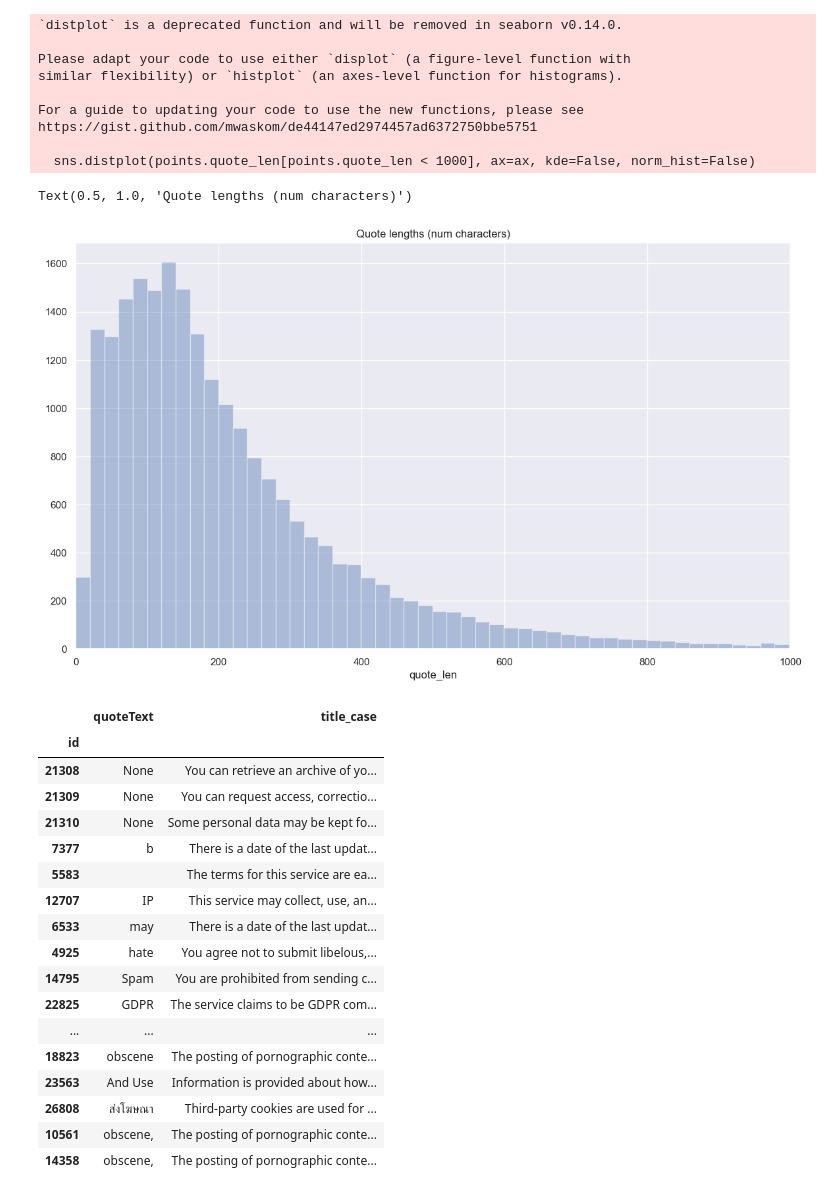
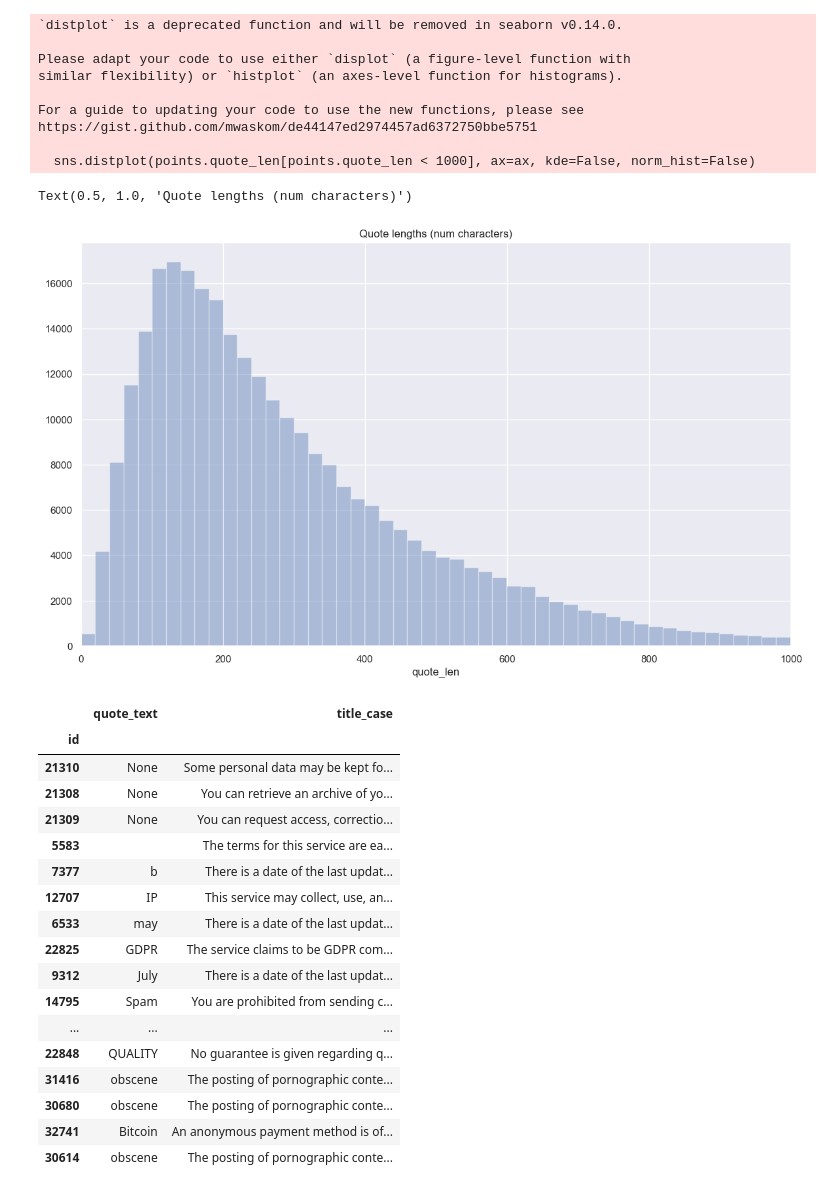
Before and after one commit to tosdr/DocBot, a Jupyter notebook: notebooks/explore.ipynb, the cells around one changed output. Saved outputs shown, nothing was run; the diff lists cells and outputs as text; code cells hidden in the pictures.

```diff
--- a/notebooks/explore.ipynb
+++ b/notebooks/explore.ipynb
@@ -420,9 +412,3 @@ Name: score, dtype: float64
 | 129 | 129 | bad | 60 | This service tracks you on other ... | The service may use tracking tech... | 25 | 2018-01-16 15:26:08.370367 | 2021-02-24 22:56:35.859683 | ... |
 | 237 | 237 | neutral | 0 | You agree to comply with the law ... | By using the service, you agree t... | 28 | 2018-07-22 09:09:08.496243 | 2021-05-06 08:35:07.855459 | ... |
 | 173 | 173 | bad | 25 | This service retains rights to yo... | The service may still use your co... | 45 | 2018-01-16 15:26:09.415729 | 2021-02-27 15:51:22.501620 | ... |
-# %%
-# What do the regexes look like?
-# Many were empty string instead of NaN/None, so replace those and see how many are left
-cases.docbot_regex = cases.docbot_regex.replace('', np.nan)
-print(cases.docbot_regex.dropna().head(15))
-print(f"\n{len(cases.docbot_regex.dropna())} out of {len(cases)} have regex")
@@ -449,8 +415,7 @@ Name: docbot_regex, dtype: object
 # %%
 # Should we drop Points of certain status?
 print(points.status.value_counts())
-# We want `approved` and `declined` (the latter might be helpful for adding true negatives to the dataset)
-# It's safest to just drop the others
-points = points[points.status.isin({'approved', 'declined'})]
+# We want `approved` and `declined` to make datasets. 'pending' might be useful for pending docbot points
+points = points[points.status.isin({'approved', 'declined', 'pending'})]
 print(f"\nAfter:\n{points.status.value_counts()}")
 # %% [output]
@@ -515,6 +486,6 @@ user_id
 dtype: int64
 # %%
-# Looks like we can drop `rank` (will drop old id too)
+# Looks like we can drop `rank`
 print(points.describe())
-points = points.drop(['rank', 'oldId'], axis=1)
+points = points.drop(['rank'], axis=1)
 # %% [output]
@@ -694,7 +663,7 @@ case_id  title_case
 dtype: int64
 # %%
 # Way above there were some docs without text. Do these have points or can they be dropped?
-textless_doc_ids = documents[documents.text.isna()].index
+textless_doc_ids = documents[documents.text.isna() | (documents.doc_len == 0)].index
 print(f"{len(textless_doc_ids)} docs with missing text")
 textless_points = points[points.document_id.isin(textless_doc_ids)]
 textless_points
@@ -777,47 +746,47 @@ dtype: int64
 # %%
 # What is the distribution of quote lengths?
-points['quote_len'] = points.quoteEnd - points.quoteStart
+points['quote_len'] = points.quote_end - points.quote_start
 fig, ax = plt.subplots(figsize=(14, 8))
 ax.set_xlim((0,1000))
 sns.distplot(points.quote_len[points.quote_len < 1000], ax=ax, kde=False, norm_hist=False)
 plt.title('Quote lengths (num characters)')
 # %% [output]
 `distplot` is a deprecated function and will be removed in seaborn v0.14.0.
 
 Please adapt your code to use either `displot` (a figure-level function with
 similar flexibility) or `histplot` (an axes-level function for histograms).
 
 For a guide to updating your code to use the new functions, please see
 https://gist.github.com/mwaskom/de44147ed2974457ad6372750bbe5751
 
   sns.distplot(points.quote_len[points.quote_len < 1000], ax=ax, kde=False, norm_hist=False)
 Text(0.5, 1.0, 'Quote lengths (num characters)')
-[figure, old version]
+[figure, new version]
 # %%
 # Examine outliers of shortest and largest quotes
 
 # The shortest are probably just a single word or char highlighted out of the relevent sentence.
 # We can come back to these when forming per-Case datasets
-points.loc[points[points.status == 'approved'].quote_len.sort_values().head(30).index][['quoteText', 'title_case']]
+points.loc[points[points.status == 'approved'].quote_len.sort_values().head(30).index][['quote_text', 'title_case']]
 # %% [output]
-|  | quoteText | title_case |
+|  | quote_text | title_case |
 | id |  |  |
+| 21310 | None | Some personal data may be kept fo... |
 | 21308 | None | You can retrieve an archive of yo... |
 | 21309 | None | You can request access, correctio... |
-| 21310 | None | Some personal data may be kept fo... |
+| 5583 |  | The terms for this service are ea... |
 | 7377 | b | There is a date of the last updat... |
-| 5583 |  | The terms for this service are ea... |
 | 12707 | IP | This service may collect, use, an... |
 | 6533 | may | There is a date of the last updat... |
-| 4925 | hate | You agree not to submit libelous,... |
+| 22825 | GDPR | The service claims to be GDPR com... |
+| 9312 | July | There is a date of the last updat... |
 | 14795 | Spam | You are prohibited from sending c... |
-| 22825 | GDPR | The service claims to be GDPR com... |
 | ... | ... | ... |
-| 18823 | obscene | The posting of pornographic conte... |
-| 23563 | And Use | Information is provided about how... |
-| 26808 | ส่งโฆษณา | Third-party cookies are used for ... |
-| 10561 | obscene, | The posting of pornographic conte... |
-| 14358 | obscene, | The posting of pornographic conte... |
+| 22848 | QUALITY | No guarantee is given regarding q... |
+| 31416 | obscene | The posting of pornographic conte... |
+| 30680 | obscene | The posting of pornographic conte... |
+| 32741 | Bitcoin | An anonymous payment method is of... |
+| 30614 | obscene | The posting of pornographic conte... |
 # %%
 # I think most of the longer ones are legitimate, highlighting whole paragraphs around a Case
 # I'll probably shorten these by hand when forming per-Case datasets
```
Also changed, not shown: parts of 62 cells of this notebook, 12 other files.
